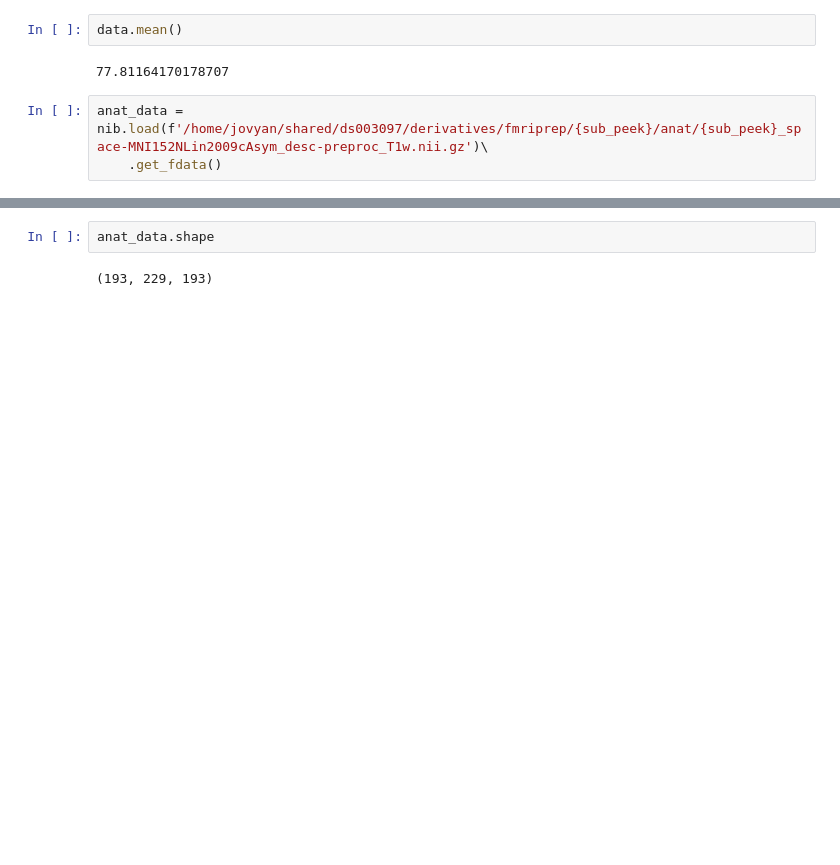
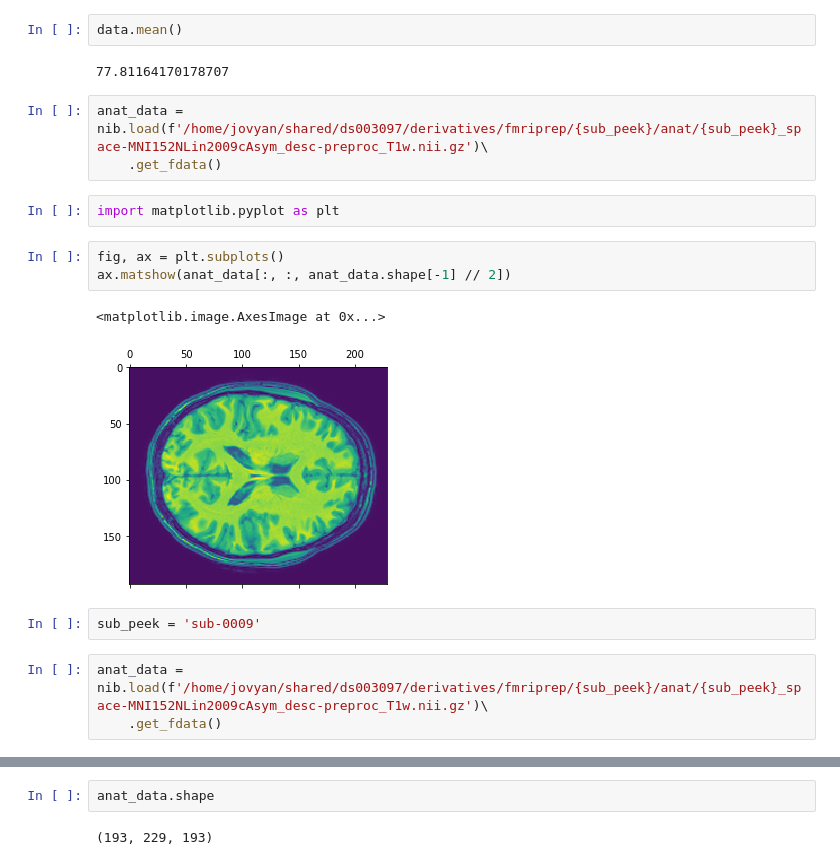
Before and after one commit to jainraj/NHA2022_AOMIC_ID1000, a Jupyter notebook: data_peek.ipynb, the cells around one changed output, grey strips where cells are left out. Saved outputs shown, nothing was run; the diff lists cells and outputs as text; blank space fills up the shorter version.

Commit message:
added short visualization for two ppts

```diff
--- a/data_peek.ipynb
+++ b/data_peek.ipynb
@@ -81,3 +81,16 @@ data.mean()
 # %%
 anat_data = nib.load(f'/home/jovyan/shared/ds003097/derivatives/fmriprep/{sub_peek}/anat/{sub_peek}_space-MNI152NLin2009cAsym_desc-preproc_T1w.nii.gz')\
     .get_fdata()
+# %%
+import matplotlib.pyplot as plt
+# %%
+fig, ax = plt.subplots()
+ax.matshow(anat_data[:, :, anat_data.shape[-1] // 2])
+# %% [output]
+<matplotlib.image.AxesImage at 0x...>
+[figure, added]
+# %%
+sub_peek = 'sub-0009'
+# %%
+anat_data = nib.load(f'/home/jovyan/shared/ds003097/derivatives/fmriprep/{sub_peek}/anat/{sub_peek}_space-MNI152NLin2009cAsym_desc-preproc_T1w.nii.gz')\
+    .get_fdata()
```
Also changed, not shown: parts of 1 cell of this notebook.
